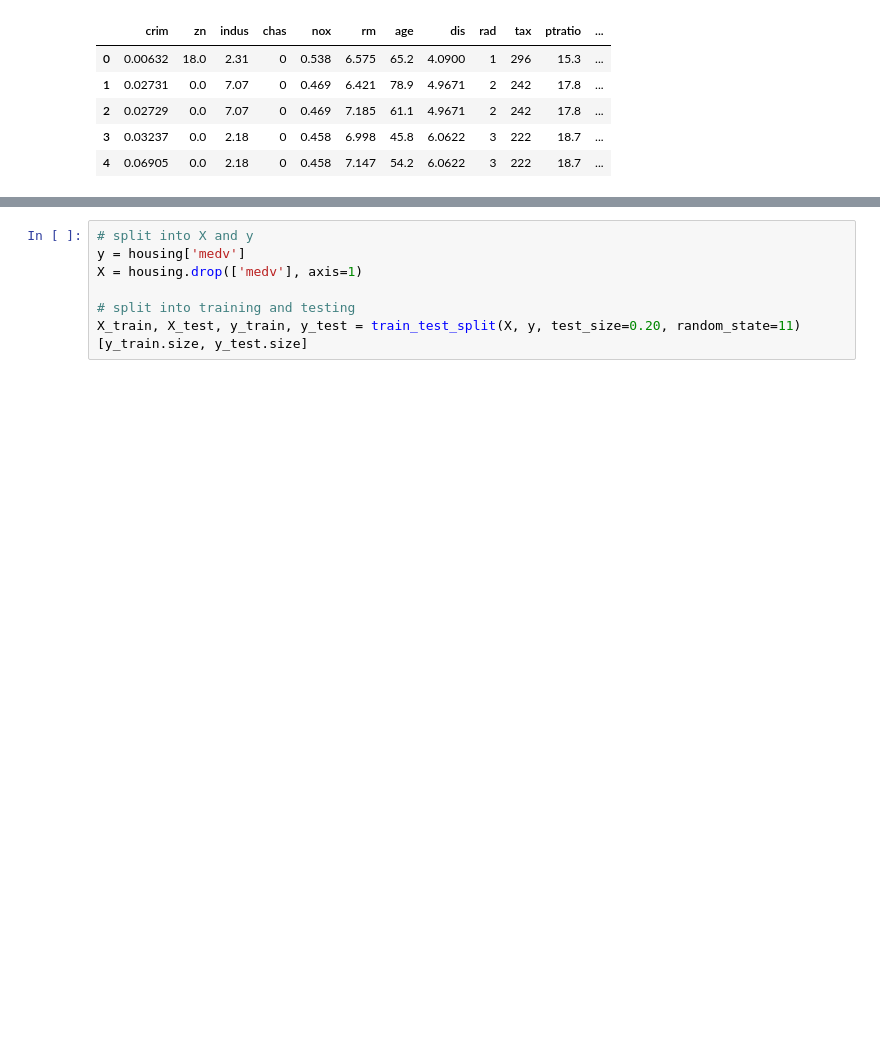
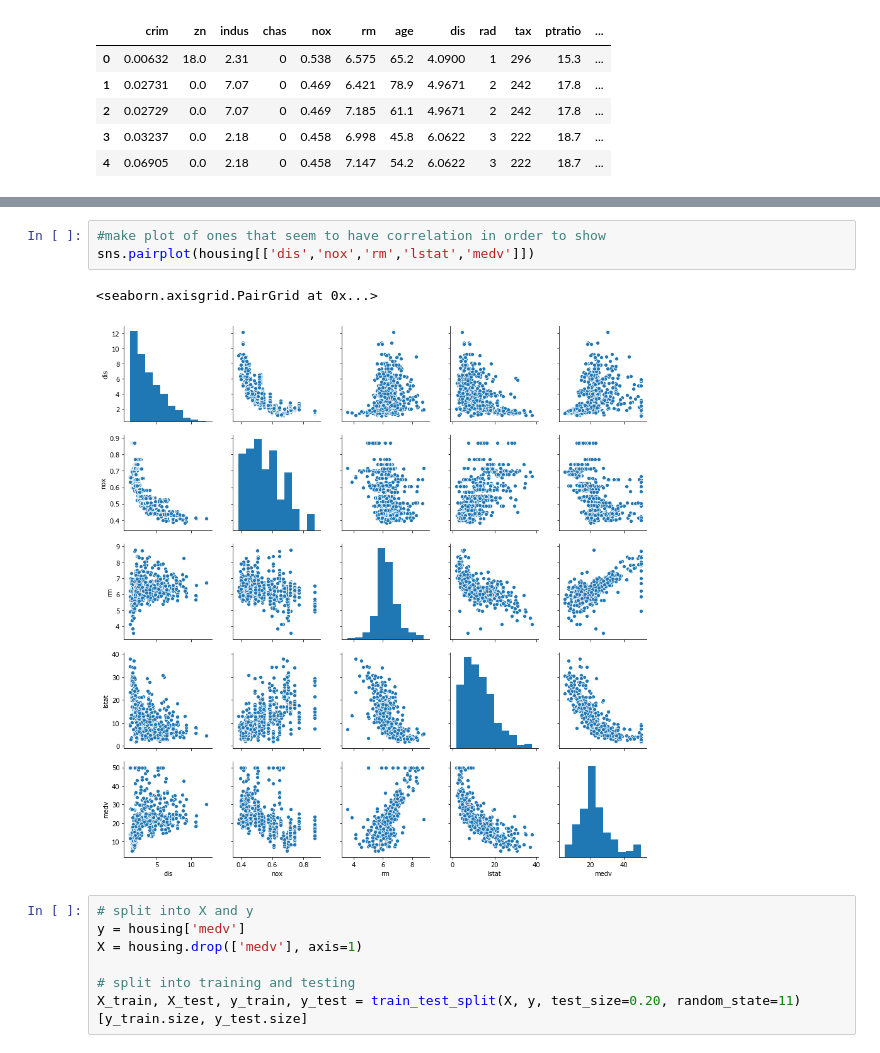
Before and after one commit to kathyxiong/stat_learning_case_study, a Jupyter notebook: freyder_housing_regression_boosting.ipynb, the cells around one changed output, grey strips where cells are left out. Drawn from its saved outputs; the diff is of its cells as text; blank space fills up the shorter version.

```diff
--- a/freyder_housing_regression_boosting.ipynb
+++ b/freyder_housing_regression_boosting.ipynb
@@ -31,3 +76,9 @@ housing.head()
+# %%
+#make plot of ones that seem to have correlation in order to show
+sns.pairplot(housing[['dis','nox','rm','lstat','medv']])
+# %% [output]
+<seaborn.axisgrid.PairGrid at 0x...>
+[figure, added]
 # %%
 # split into X and y
 y = housing['medv']
```
Also changed, not shown: parts of 4 cells of this notebook.
